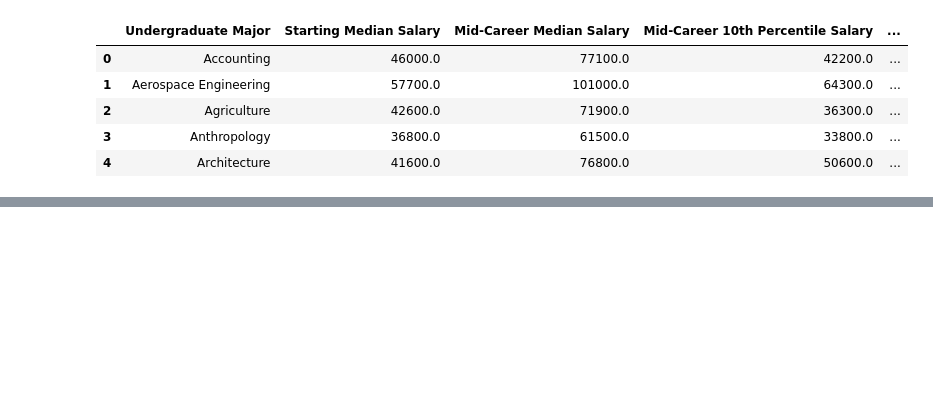
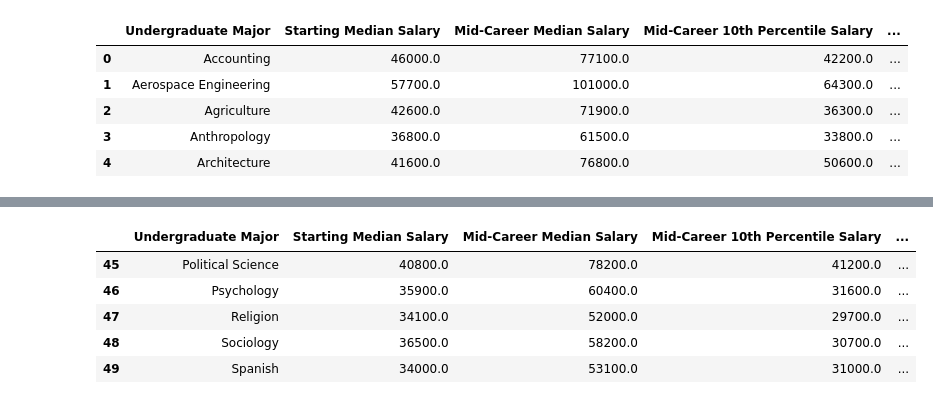
Before and after one commit to saikartheekb/DataExplorationWithPandas, a Jupyter notebook: Day71DataScience.ipynb, the cells around one changed output, grey strips where cells are left out. Cells and saved outputs as stored; diff of their text form; code cells hidden in the pictures; blank space fills up the shorter version.

```diff
--- a/Day71DataScience.ipynb
+++ b/Day71DataScience.ipynb
@@ -15,0 +58,9 @@ df.head()
+# %%
+clean_df.tail()
+# %% [output]
+|  | Undergraduate Major | Starting Median Salary | Mid-Career Median Salary | Mid-Career 10th Percentile Salary | ... |
+| 45 | Political Science | 40800.0 | 78200.0 | 41200.0 | ... |
+| 46 | Psychology | 35900.0 | 60400.0 | 31600.0 | ... |
+| 47 | Religion | 34100.0 | 52000.0 | 29700.0 | ... |
+| 48 | Sociology | 36500.0 | 58200.0 | 30700.0 | ... |
+| 49 | Spanish | 34000.0 | 53100.0 | 31000.0 | ... |
```
Also changed, not shown: parts of 17 cells of this notebook.
